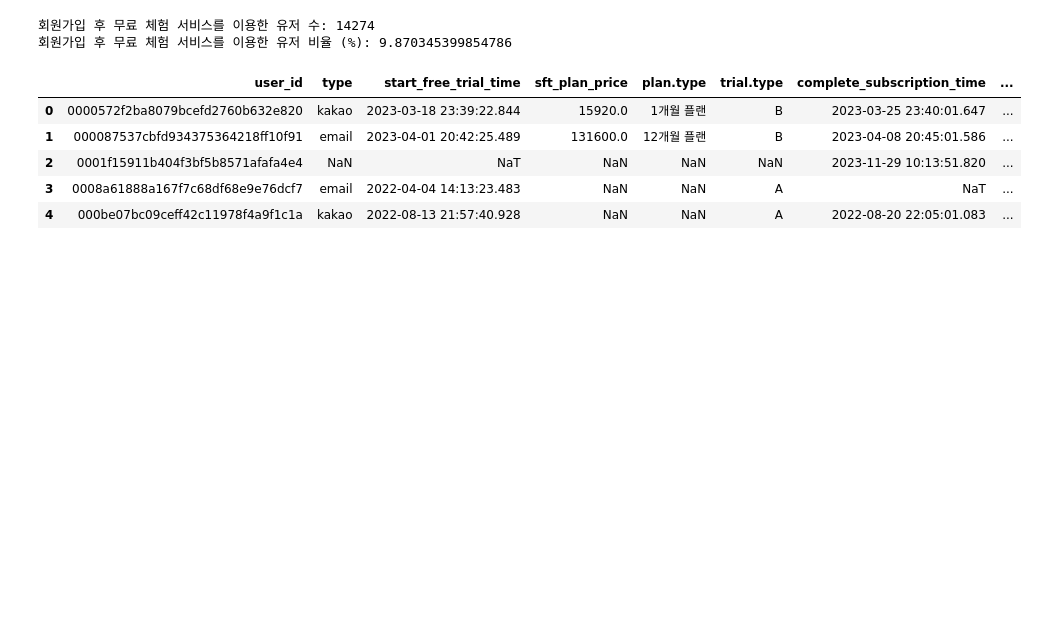
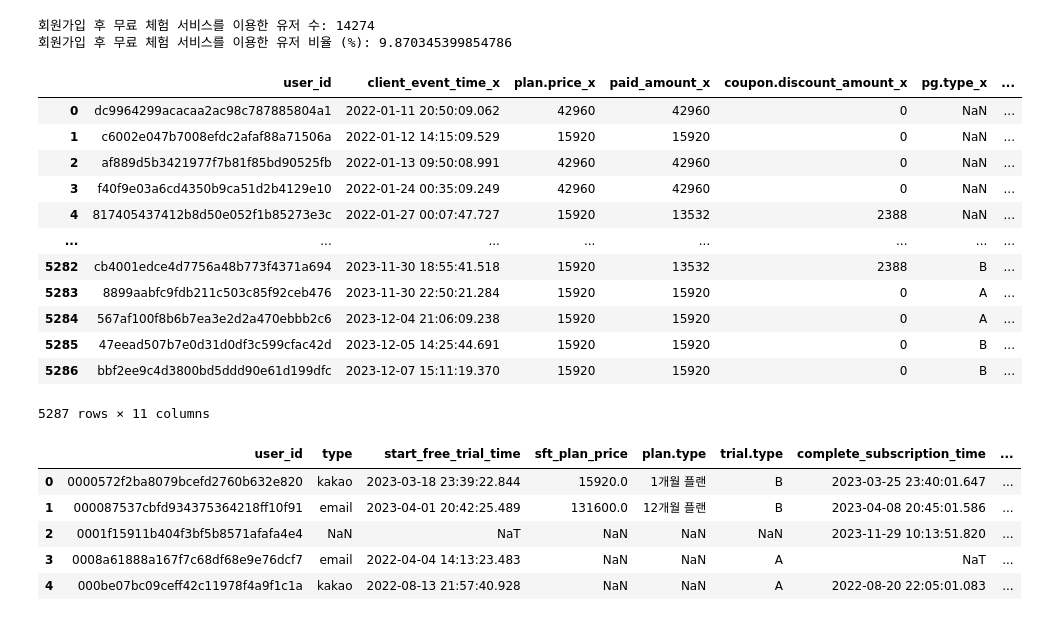
Before and after one commit to saeraniren/intermediate_project, a Jupyter notebook: geumhui_main.ipynb, the cells around one changed output. Drawn from its saved outputs; the diff is of its cells as text; code cells hidden in the pictures; blank space fills up the shorter version.

```diff
--- a/geumhui_main.ipynb
+++ b/geumhui_main.ipynb
@@ -1333,11 +1380,13 @@ renew_subscription[renew_subscription.duplicated(subset='user_id')]
 # %%
-# user_id 중복 처리 -> 첫 정기 결제 내역만 남김(첫 결제가 첫 정기 구독이었는지 추후 분석할 때 필요)
+# user_id 중복 처리 -> 첫 정기 결제 내역만 남김
 
-renew_subscription_df = renew_subscription[['user_id','client_event_time','plan.price','paid_amount','coupon.discount_amount','pg.type']]
+renew_subscription_df = renew_subscription_df[['user_id','client_event_time','plan.price','paid_amount','coupon.discount_amount','pg.type']]
 
-# # user_id와 client_event_time 기준으로 정렬 (유저별로 시간순 정렬)
+# user_id와 client_event_time 기준으로 정렬 (유저별로 시간순 정렬)
 renew_subscription_df = renew_subscription_df.sort_values(by=['user_id', 'client_event_time'])
 
 # # 첫 번째 정기 결제 내역만 제외하고 중복 제거
-renew_subscription_df = renew_subscription_df.drop_duplicates(subset='user_id', keep='first')
-renew_subscription_df
+# renew_subscription_df = renew_subscription_df.drop_duplicates(subset='user_id', keep='first')
+
+# renew_subscription_df.rename(columns = {'client_event_time' : 'renew_usbscription_time'}, inplace = True)
+# renew_subscription_df
@@ -1867,6 +1930,31 @@ print("회원가입 후 무료 체험 서비스를 이용한 유저 비율 (%):"
 # %% [output]
 회원가입 후 무료 체험 서비스를 이용한 유저 수: 14274
 회원가입 후 무료 체험 서비스를 이용한 유저 비율 (%): 9.870345399854786
+# %%
+#2. 첫 결제가 정기 구독인 유저
+
+# 중복 결제 내역 제거한 첫 결제 완료 데이터 필요한 컬럼만 추출(첫 정기 결제 : renew_subscription_df)
+complete_subscription_final = complete_subscription_df[
+    ['user_id', 'client_event_time', 'plan.price', 'paid_amount','coupon.discount_amount',	'pg.type' ]]
+
+# 첫 결제 유저와 정기 구독인 유저 결합
+complete_renew = pd.merge(complete_subscription_final, renew_subscription_df, how  = 'inner', on = 'user_id')
+
+complete_renew
+# %% [output]
+|  | user_id | client_event_time_x | plan.price_x | paid_amount_x | coupon.discount_amount_x | pg.type_x | ... |
+| 0 | dc9964299acacaa2ac98c787885804a1 | 2022-01-11 20:50:09.062 | 42960 | 42960 | 0 | NaN | ... |
+| 1 | c6002e047b7008efdc2afaf88a71506a | 2022-01-12 14:15:09.529 | 15920 | 15920 | 0 | NaN | ... |
+| 2 | af889d5b3421977f7b81f85bd90525fb | 2022-01-13 09:50:08.991 | 42960 | 42960 | 0 | NaN | ... |
+| 3 | f40f9e03a6cd4350b9ca51d2b4129e10 | 2022-01-24 00:35:09.249 | 42960 | 42960 | 0 | NaN | ... |
+| 4 | 817405437412b8d50e052f1b85273e3c | 2022-01-27 00:07:47.727 | 15920 | 13532 | 2388 | NaN | ... |
+| ... | ... | ... | ... | ... | ... | ... | ... |
+| 5282 | cb4001edce4d7756a48b773f4371a694 | 2023-11-30 18:55:41.518 | 15920 | 13532 | 2388 | B | ... |
+| 5283 | 8899aabfc9fdb211c503c85f92ceb476 | 2023-11-30 22:50:21.284 | 15920 | 15920 | 0 | A | ... |
+| 5284 | 567af100f8b6b7ea3e2d2a470ebbb2c6 | 2023-12-04 21:06:09.238 | 15920 | 15920 | 0 | A | ... |
+| 5285 | 47eead507b7e0d31d0df3c599cfac42d | 2023-12-05 14:25:44.691 | 15920 | 15920 | 0 | B | ... |
+| 5286 | bbf2ee9c4d3800bd5ddd90e61d199dfc | 2023-12-07 15:11:19.370 | 15920 | 15920 | 0 | B | ... |
+5287 rows × 11 columns
 # %%
 # 2. 회원 가입 완료 회원의 무료 서비스 체험 후 첫 결제 완료
 
```
Also changed, not shown: parts of 31 cells of this notebook.
